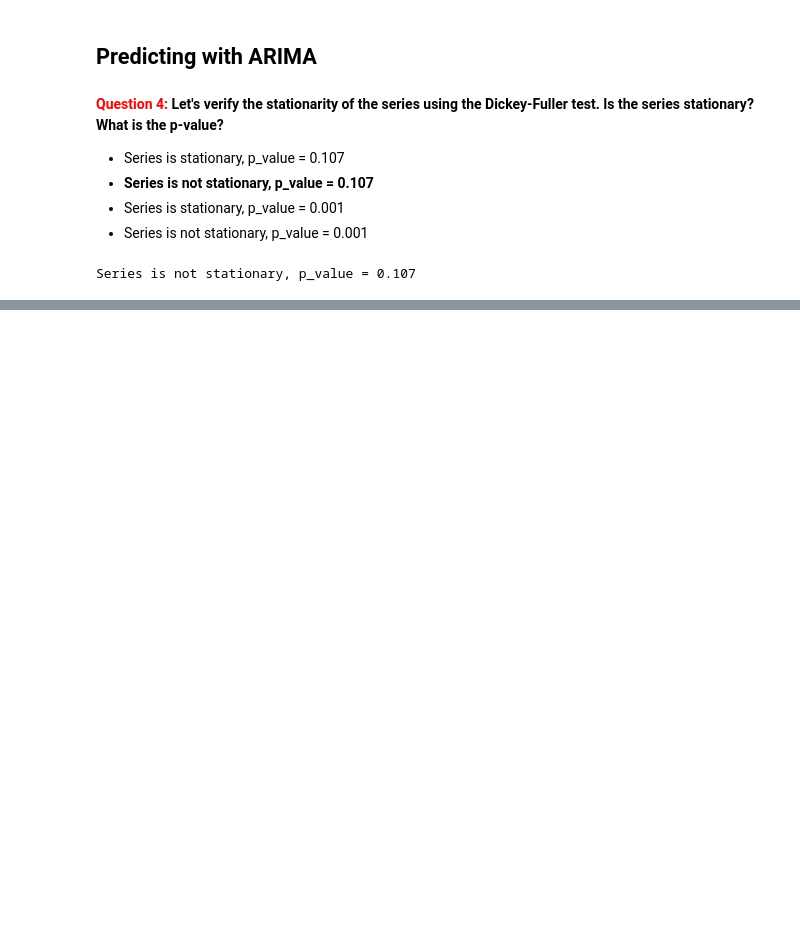
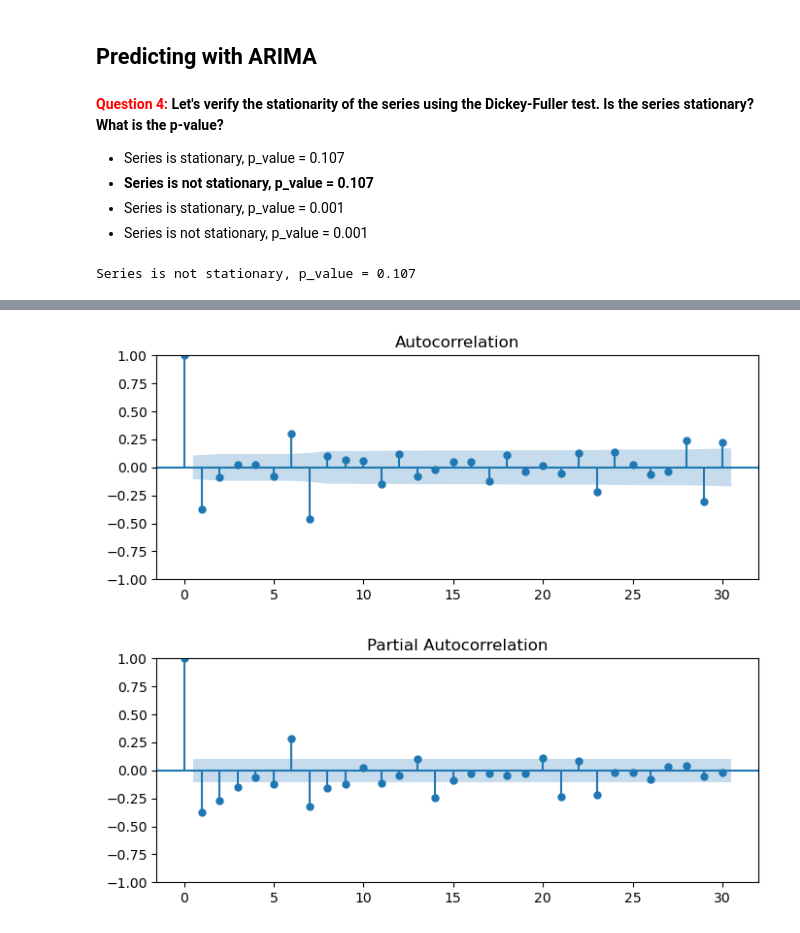
Before and after one commit to anna-marshalova/mlcourse.ai-assignments, a Jupyter notebook: a9-demo-time-series-analysis.ipynb, the cells around one changed output, grey strips where cells are left out. Cells and saved outputs as stored; diff of their text form; code cells hidden in the pictures; blank space fills up the shorter version.

```diff
--- a/a9-demo-time-series-analysis.ipynb
+++ b/a9-demo-time-series-analysis.ipynb
@@ -213,0 +208,7 @@ Series is not stationary, p_value = 0.107
+# %%
+train_diff = train_diff - train_diff.shift(1)
+smt.graphics.plot_acf(train_diff.y[8:], lags = 30)
+smt.graphics.plot_pacf(train_diff.y[8:], lags = 30);
+# %% [output]
+[figure, added]
+[figure, added]
```
Also changed, not shown: parts of 27 cells of this notebook.
